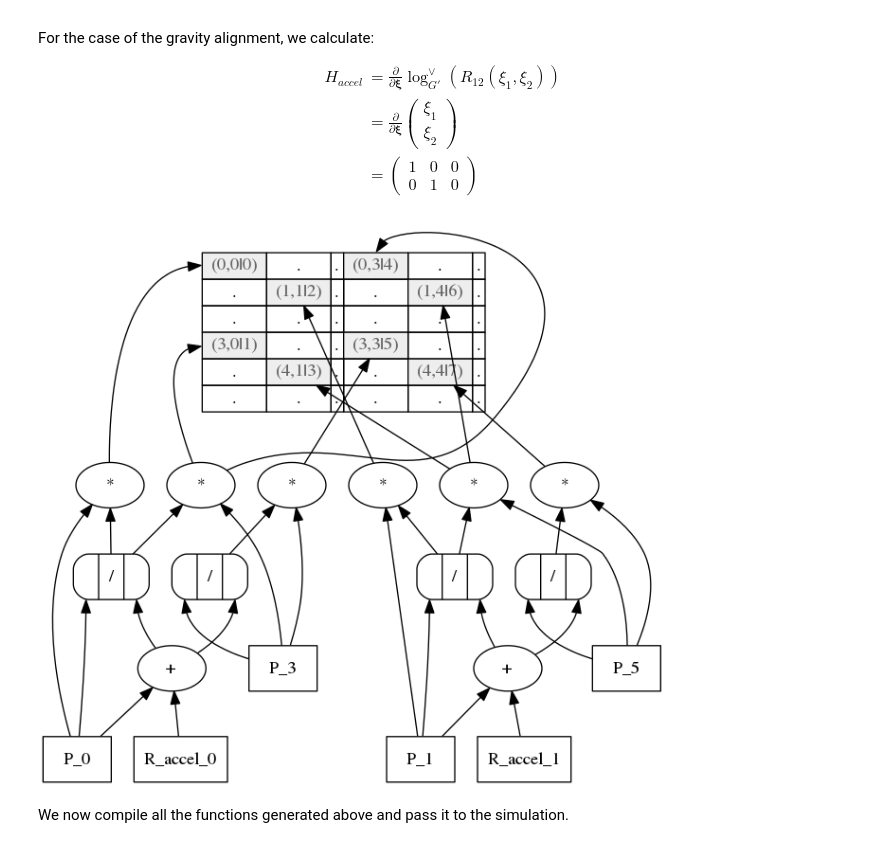
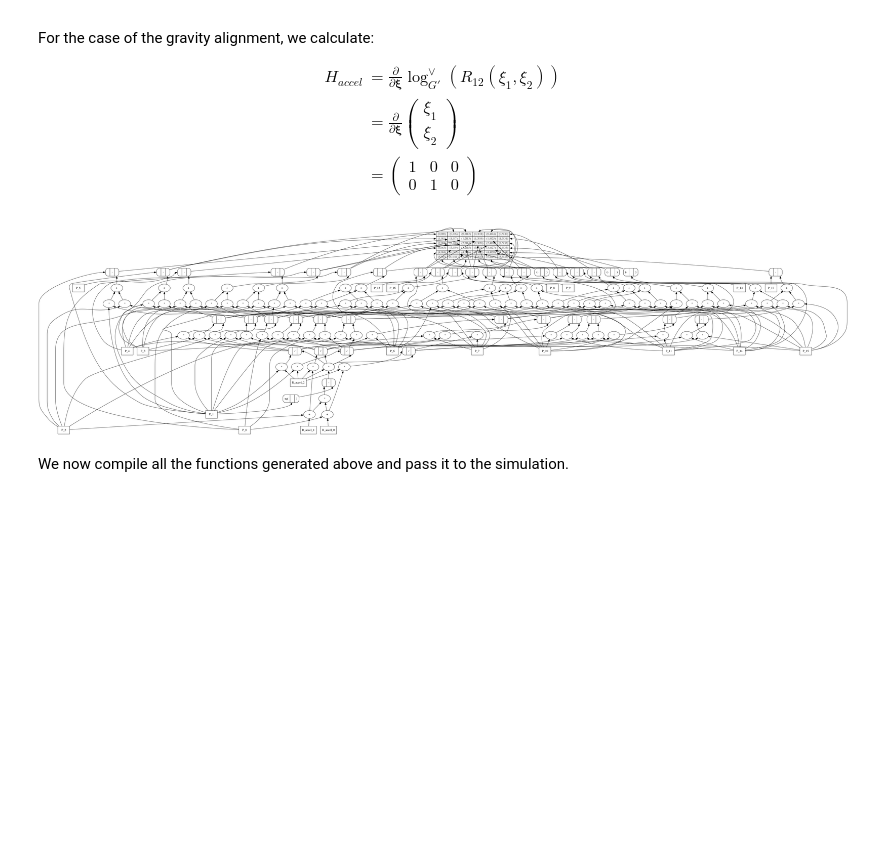
Before and after one commit to CogniPilot/pyecca, a Jupyter notebook: notebooks/AttitudeLGIEKF.ipynb, the cells around one changed output. Saved outputs shown, nothing was run; the diff lists cells and outputs as text; code cells hidden in the pictures; blank space fills up the shorter version.

```diff
--- a/notebooks/AttitudeLGIEKF.ipynb
+++ b/notebooks/AttitudeLGIEKF.ipynb
@@ -160,0 +146,20 @@ DM([1, 0, 0])
+# %%
+# mag correction
+H_mag = ca.SX(3, 6)
+H_mag[2, 2] = 1
+
+yh_mag = f1['measure_hdg'](xh[0:3])
+
+R_mag = ca.SX.sym('R_mag', ca.Sparsity.diag(3))
+S_mag = ca.mtimes([H_mag, P, H_mag.T]) + R_mag
+K_mag = ca.mtimes([P, H_mag.T, ca.inv(S_mag)])
+P_mag = P - ca.mtimes([K_mag, H_mag, P])
+P_mag = ca.triu2symm(ca.triu(P_mag)) # force symmetric, simplifies graph
+
+omega_c_mag_b = f_correct_align(y, yh_mag)
+omega_c_mag_n = ca.mtimes(Mrp(xh[0:3]).to_dcm(), omega_c_mag_b)
+
+xi = ca.SX.sym('xi', n_x, 1)
+f_exp_G = ca.Function('exp_G', [xh, xi], [ca.vertcat(Mrp.exp(xi[0:3])*Mrp(xh[0:3]), xh[3:6] + xi[3:6])])
+x_mag = f_exp_G(xh, ca.mtimes(K_mag, omega_c_mag_n))
+f_correct_mag = ca.Function('correct_mag', [xh, PU, y, R_mag], [x_mag, P_mag])
@@ -169,24 +184,35 @@ For the case of the gravity alignment, we calculate:
 \end{align}
 # %%
 # accel correction
-H_accel = ca.SX(2, 6)
+H_accel = ca.SX(3, 6)
 H_accel[0, 0] = 1
 H_accel[1, 1] = 1
-R_accel = ca.SX.sym('R_accel', ca.Sparsity.diag(2))
+
+yh_accel = f1['measure_g'](xh[0:3])
+
+R_accel = ca.SX.sym('R_accel', ca.Sparsity.diag(3))
 S_accel = ca.mtimes([H_accel, P, H_accel.T]) + R_accel
 K_accel = ca.mtimes([P, H_accel.T, ca.inv(S_accel)])
-dP_accel = ca.mtimes([K_accel, H_accel, P])
-dP_accel = ca.triu2symm(ca.triu(dP_accel)) # force symmetric, simplifies graph
+P_accel = P - ca.mtimes([K_accel, H_accel, P])
+P_accel = ca.triu2symm(ca.triu(P_accel)) # force symmetric, simplifies graph
+
+omega_c_accel_b = f_correct_align(y, yh_accel)
+omega_c_accel_n = ca.mtimes(Mrp(xh[0:3]).to_dcm(), omega_c_accel_b)
+
+x_accel = f_exp_G(xh, ca.mtimes(K_accel, omega_c_accel_n))
+f_correct_accel = ca.Function('correct_accel', [xh, PU, y, R_accel], [x_accel, P_accel])
+
 f3 =  {
     'f': f,
     'F': F,
     'dP': f_dP,
-    'dP_accel': ca.Function('dP_accel', [PU, R_accel], [dP_accel]),
-    'dP_mag': ca.Function('dP_mag', [PU, R_mag], [dP_mag]),
+    'correct_accel': f_correct_accel,
+    'correct_mag': f_correct_mag
 }
-draw_graph(dP_accel)
+
+draw_graph(P_accel)
 # %% [output]
-[figure, old version]
+[figure, new version]
 # %% [markdown]
 We now compile all the functions generated above and pass it to the simulation.
 # %%
```
Also changed, not shown: parts of 12 cells of this notebook, 1 other file.
